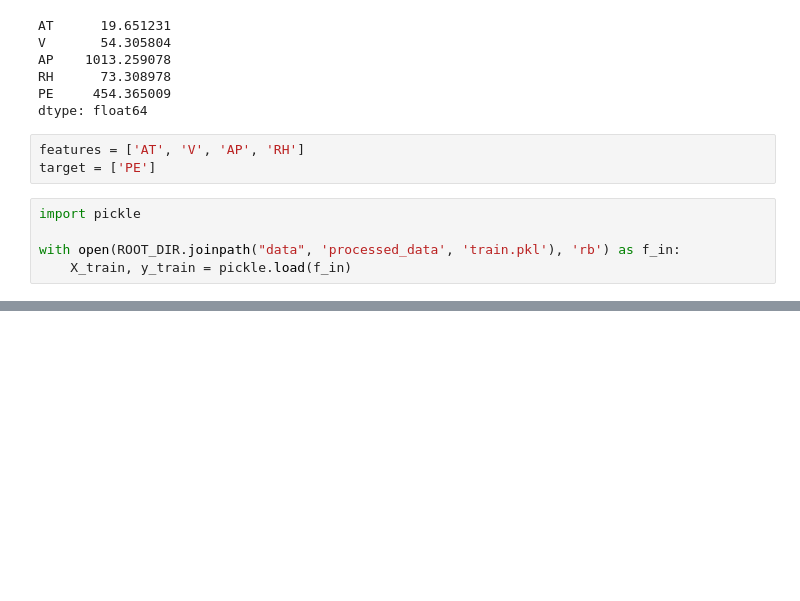
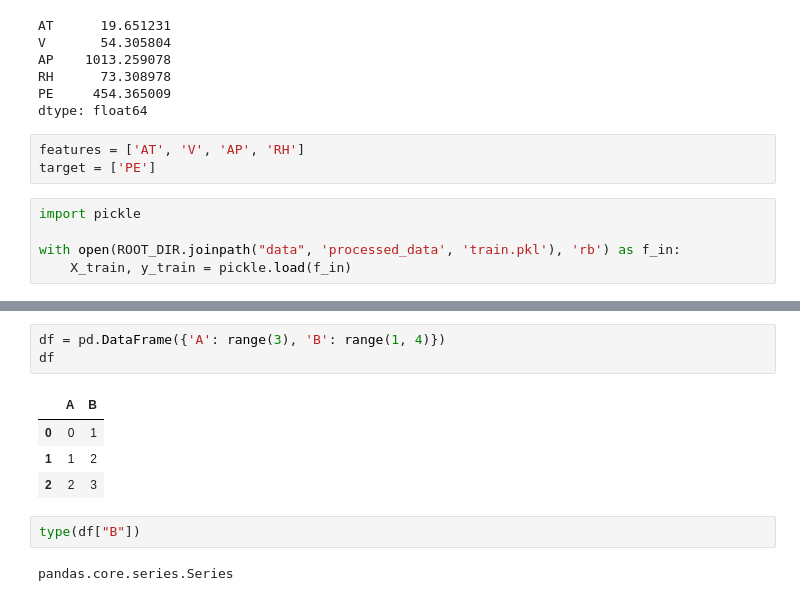
Before and after one commit to Jayadeep19/powerplant_output_prediction, a Jupyter notebook: src/initial_output_prediction.ipynb, the cells around one changed output, grey strips where cells are left out. Saved outputs shown, nothing was run; the diff lists cells and outputs as text; blank space fills up the shorter version.

```diff
--- a/src/initial_output_prediction.ipynb
+++ b/src/initial_output_prediction.ipynb
@@ -69,0 +81,12 @@ Name: PE, dtype: float64
+# %%
+df = pd.DataFrame({'A': range(3), 'B': range(1, 4)})
+df
+# %% [output]
+|  | A | B |
+| 0 | 0 | 1 |
+| 1 | 1 | 2 |
+| 2 | 2 | 3 |
+# %%
+type(df["B"])
+# %% [output]
+pandas.core.series.Series
```
Also changed, not shown: parts of 1 cell of this notebook, 3 other files.
